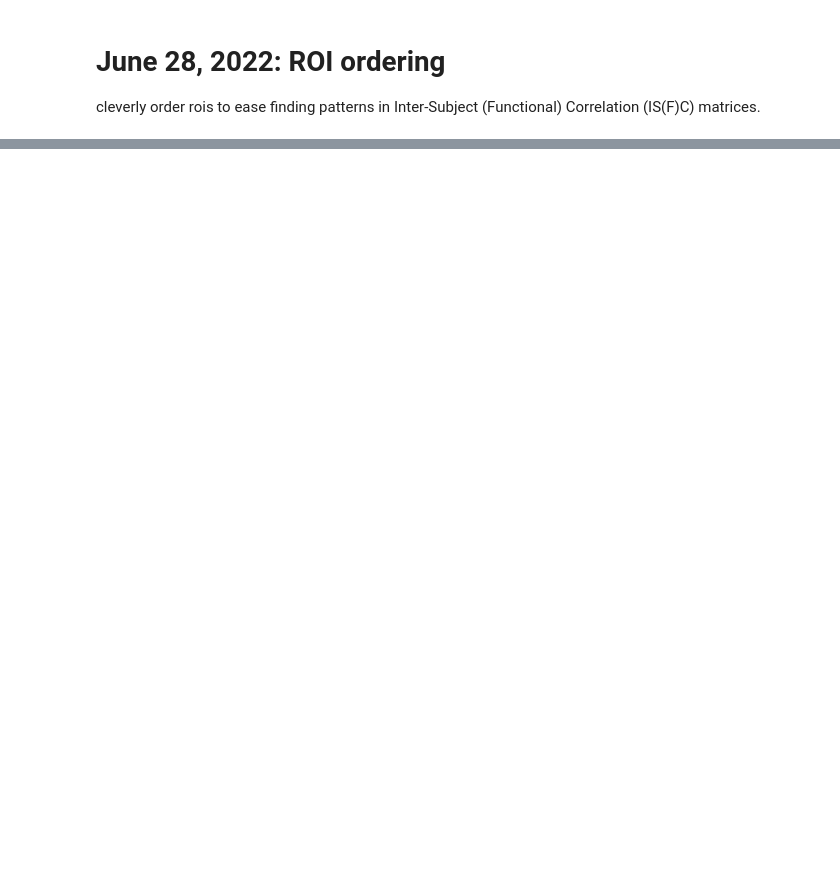
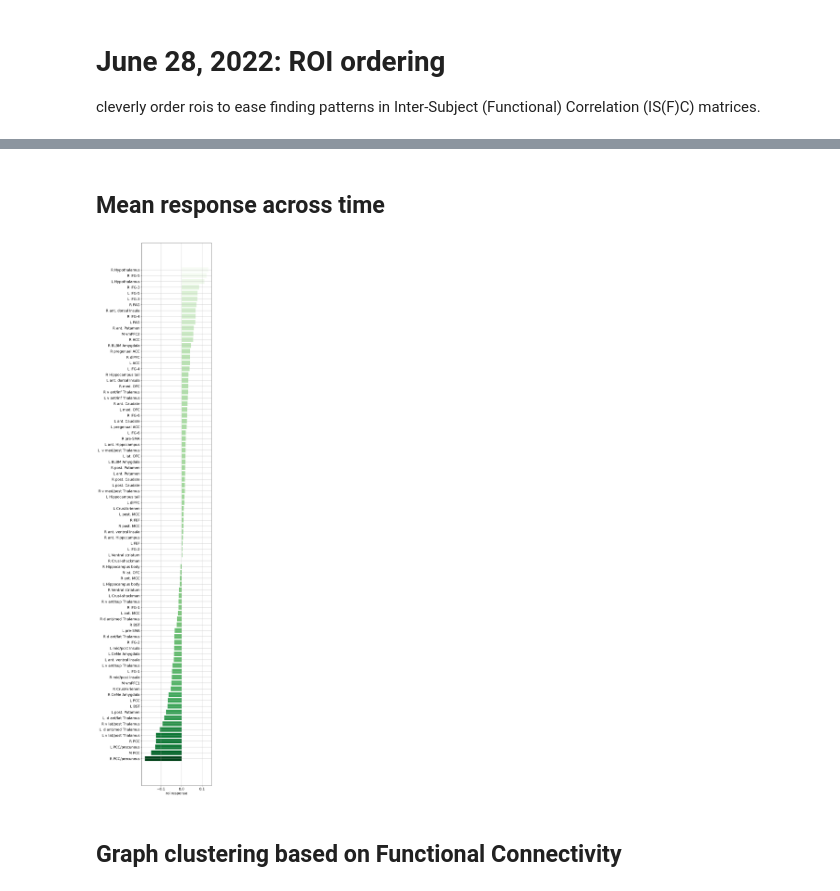
Before and after one commit to govinda-umd/network_dynamics, a Jupyter notebook: _build/html/_sources/nb/jun22/00-data-max_desc-roi_ordering.ipynb, the cells around one changed output, grey strips where cells are left out. Saved outputs shown, nothing was run; the diff lists cells and outputs as text; code cells hidden in the pictures; blank space fills up the shorter version.

```diff
--- a/_build/html/_sources/nb/jun22/00-data-max_desc-roi_ordering.ipynb
+++ b/_build/html/_sources/nb/jun22/00-data-max_desc-roi_ordering.ipynb
@@ -69,3 +71,10 @@ plt.plot(ts[roi_idxs])
 # %%
 with open(f"{proj_dir}/data/max/exploratory_data_roi_indices.pkl", 'wb') as f:
     pickle.dump(roi_idxs, f)
+# %%
+roi_names = pd.read_csv(
+    '/home/govindas/parcellations/MAX_85_ROI_masks/ROI_names.txt',
+    header=None,
+)[0].values
+
+roi_names
@@ -71,0 +146,37 @@ with open(f"{proj_dir}/data/max/exploratory_data_roi_indices.pkl", 'wb') as f:
+# %% [markdown]
+## Mean response across time
+# %%
+nrows, ncols = 1, 1
+fig, axs = plt.subplots(
+    nrows=nrows,
+    ncols=ncols,
+    figsize=(5*ncols, 40*nrows),
+    sharex=True,
+    sharey=True,
+    dpi=120
+)
+
+plt.subplots_adjust(
+    left=None, bottom=None,
+    right=None, top=None,
+    wspace=None, hspace=0.45
+)
+
+rescale = lambda y: (y - np.min(y)) / (np.max(y) - np.min(y))
+
+ax = axs
+x_pts = ts_mean[roi_idxs]
+ypos = np.arange(ts_mean.shape[0])
+cmap = 'Greens_r'
+ax.barh(
+    y=ypos,
+    width=x_pts,
+    color=mpl.colormaps[cmap](rescale(x_pts))
+)
+ax.set_xlabel(f"roi response")
+ax.set_yticks(ypos, labels=roi_names[roi_idxs])
+ax.grid(True)
+# %% [output]
+[figure, added]
+# %% [markdown]
+## Graph clustering based on Functional Connectivity
```
Also changed, not shown: parts of 10 cells of this notebook, 37 other files.
